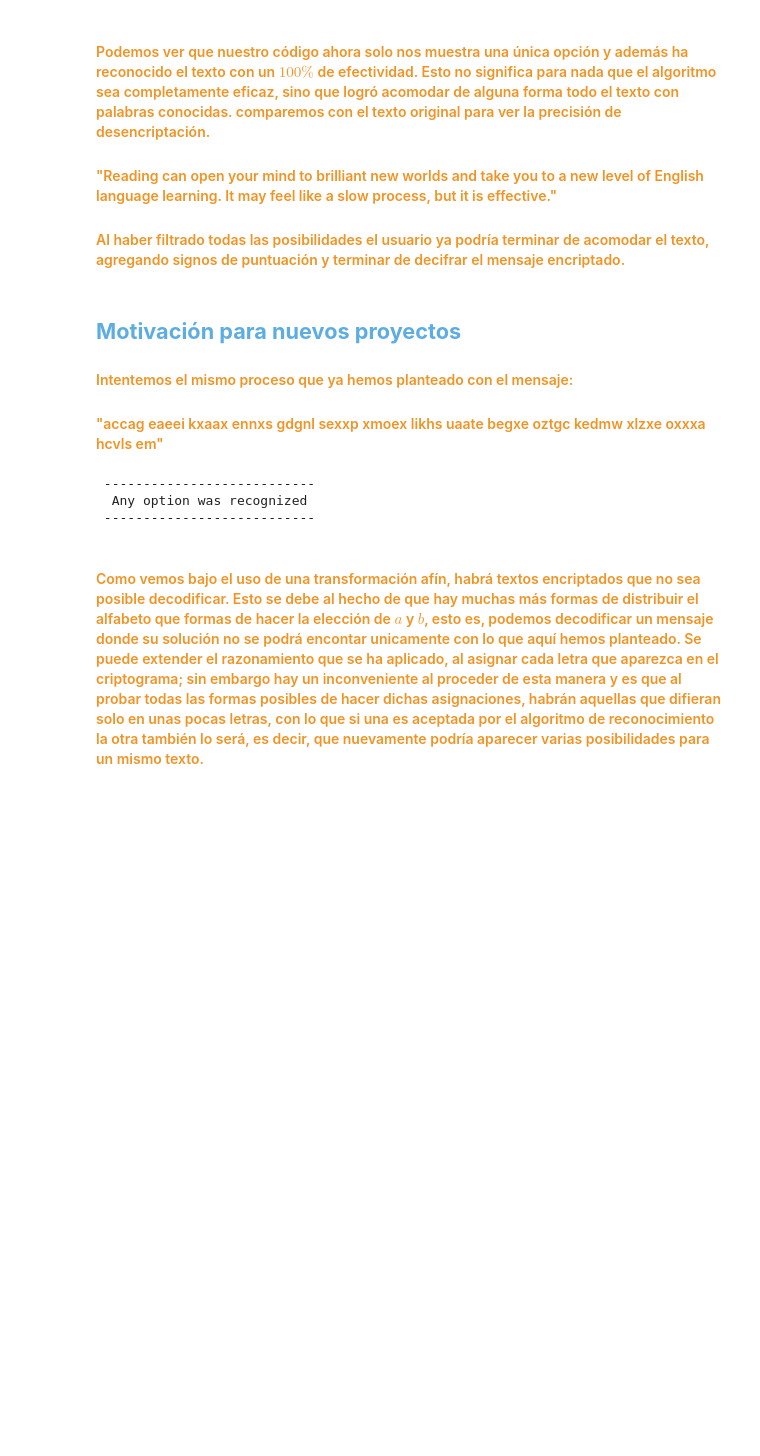
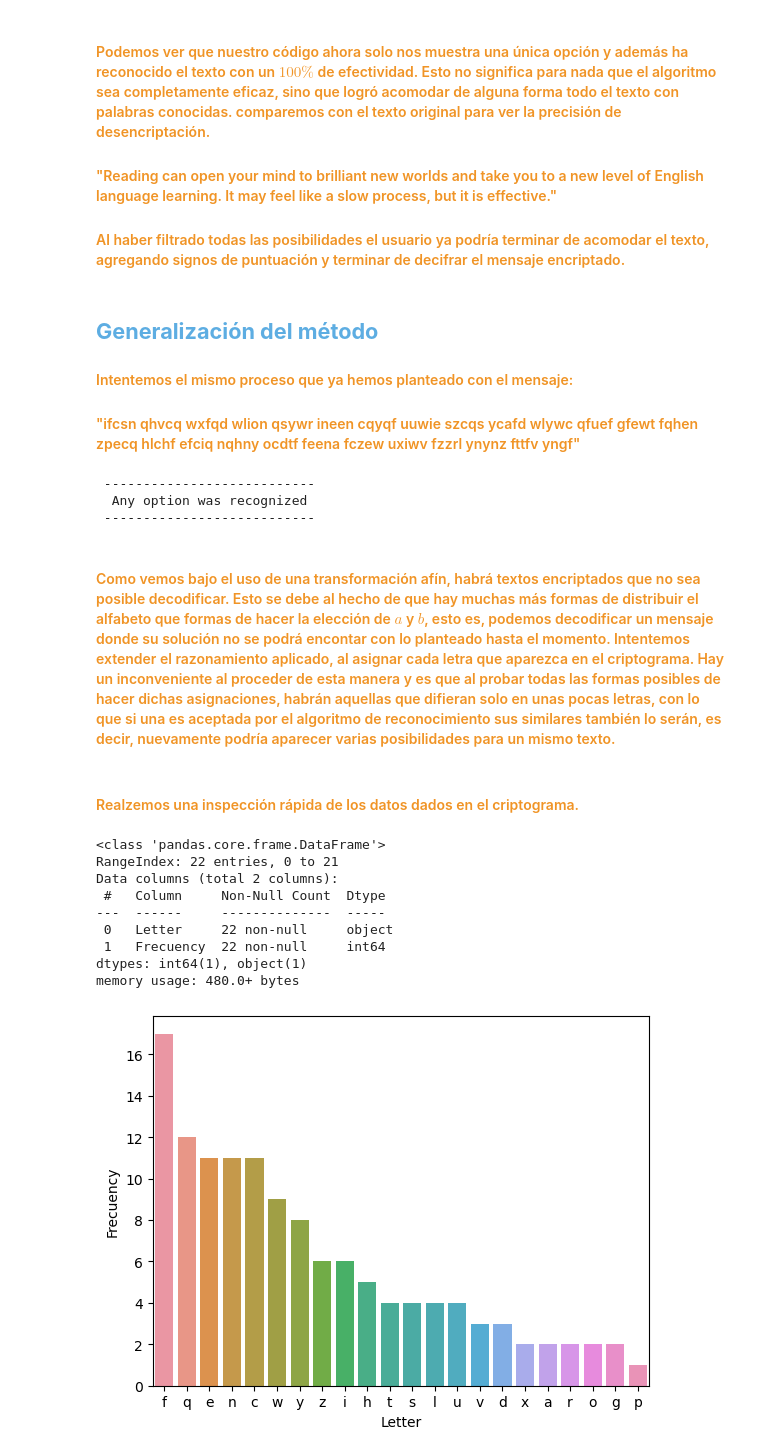
Before and after one commit to ivanc998/IN-Portfolio, a Jupyter notebook: Project-Decrypt/Scripts/Decrypt.ipynb, the cells around one changed output. Drawn from its saved outputs; the diff is of its cells as text; code cells hidden in the pictures; blank space fills up the shorter version.

Commit message:
P-Decrypt: Extend the method

```diff
--- a/Project-Decrypt/Scripts/Decrypt.ipynb
+++ b/Project-Decrypt/Scripts/Decrypt.ipynb
@@ -667,13 +668,13 @@ It may feel like a slow process, but it is effective." </font></h4>
 <h4><font color = #F09426>
 Al haber filtrado todas las posibilidades el usuario ya podría terminar de acomodar el texto, agregando signos de puntuación y terminar de decifrar el mensaje encriptado. </font></h4>
 # %% [markdown]
-<h2> <font color = #5DADE2><b>Motivación para nuevos proyectos</b></font></h2>
+<h2> <font color = #5DADE2><b>Generalización del método</b></font></h2>
 <h4><font color = #F09426> Intentemos el mismo proceso que ya hemos planteado con el mensaje:</font></h4>
 
 <h4><font color = #F09426>
-"accag eaeei kxaax ennxs gdgnl sexxp xmoex likhs uaate begxe oztgc kedmw xlzxe oxxxa hcvls em" </font></h4>
+"ifcsn qhvcq wxfqd wlion qsywr ineen cqyqf uuwie szcqs ycafd wlywc qfuef gfewt fqhen zpecq hlchf efciq nqhny ocdtf feena fczew uxiwv fzzrl ynynz fttfv yngf" </font></h4>
 # %%
-Text = 'accag eaeei kxaax ennxs gdgnl sexxp xmoex likhs uaate begxe oztgc kedmw xlzxe oxxxa hcvls em'
+Text = 'ifcsn qhvcq wxfqd wlion qsywr ineen cqyqf uuwie szcqs ycafd wlywc qfuef gfewt fqhen zpecq hlchf efciq nqhny ocdtf feena fczew uxiwv fzzrl ynynz fttfv yngf'
 data = prepare_cryptogram(Text, False)
 
 options_decrypt = higher_frequency_assignations(words_frecuency, data)
@@ -688,4 +687,21 @@ P = pd.DataFrame({'A': [1, 4], 'B': [4,9]})
 # %% [markdown]
 
 <h4><font color = #F09426>
-Como vemos bajo el uso de una transformación afín, habrá textos encriptados que no sea posible decodificar. Esto se debe al hecho de que hay muchas más formas de distribuir el alfabeto que formas de hacer la elección de $a$ y $b$, esto es, podemos decodificar un mensaje donde su solución no se podrá encontar unicamente con lo que aquí hemos planteado. Se puede extender el razonamiento que se ha aplicado, al asignar cada letra que aparezca en el criptograma; sin embargo hay un inconveniente al proceder de esta manera y es que al probar todas las formas posibles de hacer dichas asignaciones, habrán aquellas que difieran solo en unas pocas letras, con lo que si una es aceptada por el algoritmo de reconocimiento la otra también lo será, es decir, que nuevamente podría aparecer varias posibilidades para un mismo texto. </font></h4>
+Como vemos bajo el uso de una transformación afín, habrá textos encriptados que no sea posible decodificar. Esto se debe al hecho de que hay muchas más formas de distribuir el alfabeto que formas de hacer la elección de $a$ y $b$, esto es, podemos decodificar un mensaje donde su solución no se podrá encontar con lo planteado hasta el momento. Intentemos extender el razonamiento aplicado, al asignar cada letra que aparezca en el criptograma. Hay un inconveniente al proceder de esta manera y es que al probar todas las formas posibles de hacer dichas asignaciones, habrán aquellas que difieran solo en unas pocas letras, con lo que si una es aceptada por el algoritmo de reconocimiento sus similares también lo serán, es decir, nuevamente podría aparecer varias posibilidades para un mismo texto. </font></h4>
+# %% [markdown]
+<h4><font color = #F09426>Realzemos una inspección rápida de los datos dados en el criptograma. </font></h4>
+# %%
+data[0].info()
+sns.barplot(data = data[0], x = 'Letter', y = 'Frecuency')
+plt.show()
+# %% [output]
+<class 'pandas.core.frame.DataFrame'>
+RangeIndex: 22 entries, 0 to 21
+Data columns (total 2 columns):
+ #   Column     Non-Null Count  Dtype
+---  ------     --------------  -----
+ 0   Letter     22 non-null     object
+ 1   Frecuency  22 non-null     int64
+dtypes: int64(1), object(1)
+memory usage: 480.0+ bytes
+[figure, added]
```
Also changed, not shown: parts of 15 cells of this notebook.
